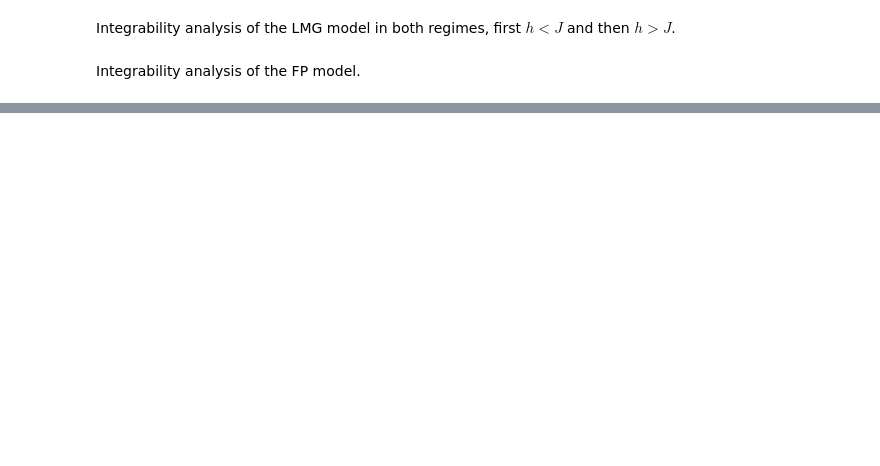
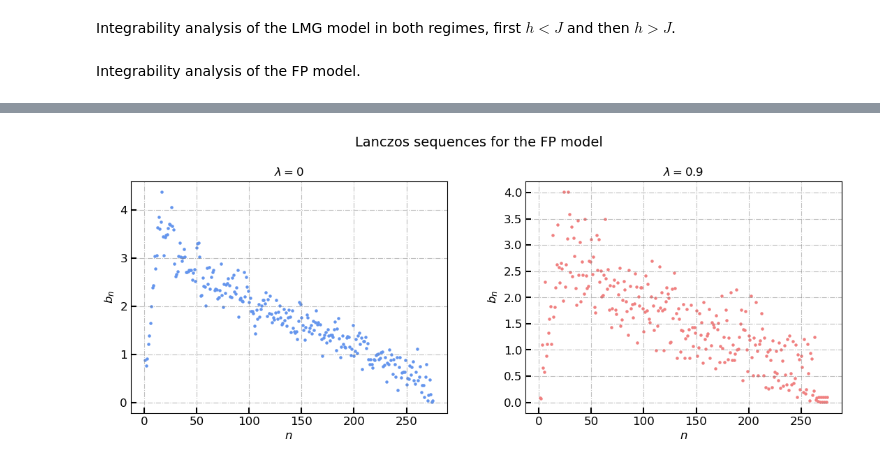
Before and after one commit to nicolasdero/KrylovQuantumClassical, a Jupyter notebook: project_notebook.ipynb, the cells around one changed output, grey strips where cells are left out. Cells and saved outputs as stored; diff of their text form; code cells hidden in the pictures; blank space fills up the shorter version.

```diff
--- a/project_notebook.ipynb
+++ b/project_notebook.ipynb
@@ -545,0 +527,10 @@ L * (L + 1) * (2 * L ** 2 + 2 * L - 1) + 1
+# %%
+a = 0.0
+
+FP_Lanczos_1 = KrylovQuantum(model = 'FP', spin_size = 4, param = [a], initial_operator = [[1, 3, 1, 0, 1], [- 1, 0, 1, 3, 1]], precision = 1000)
+FP_Lanczos_1.Lanczos_coeff_IT()
+
+a = 0.9
+
+FP_Lanczos_2 = KrylovQuantum(model = 'FP', spin_size = 4, param = [a], initial_operator = [[1, 3, 1, 0, 1], [- 1, 0, 1, 3, 1]], precision = 1000)
+FP_Lanczos_2.Lanczos_coeff_IT()
@@ -545,0 +561,12 @@ L * (L + 1) * (2 * L ** 2 + 2 * L - 1) + 1
+# %%
+fig, (ax1, ax2) = plot_side_by_side(
+    title = ['Lanczos sequences for the FP model', r'$\lambda=0$', r'$\lambda=0.9$'],
+    x_labels = [r'$n$', r'$n$'],
+    y_labels = [r'$b_n$', r'$b_n$'])
+
+ax1.scatter(np.arange(1, len(FP_Lanczos_1.Lanczos) + 1), FP_Lanczos_1.Lanczos, color = 'cornflowerblue', s = 5)
+ax2.scatter(np.arange(1, len(FP_Lanczos_2.Lanczos) + 1), FP_Lanczos_2.Lanczos, color = 'lightcoral', s = 5)
+
+plt.show()
+# %% [output]
+[figure, added]
```
Also changed, not shown: parts of 36 cells of this notebook, 8 other files.
